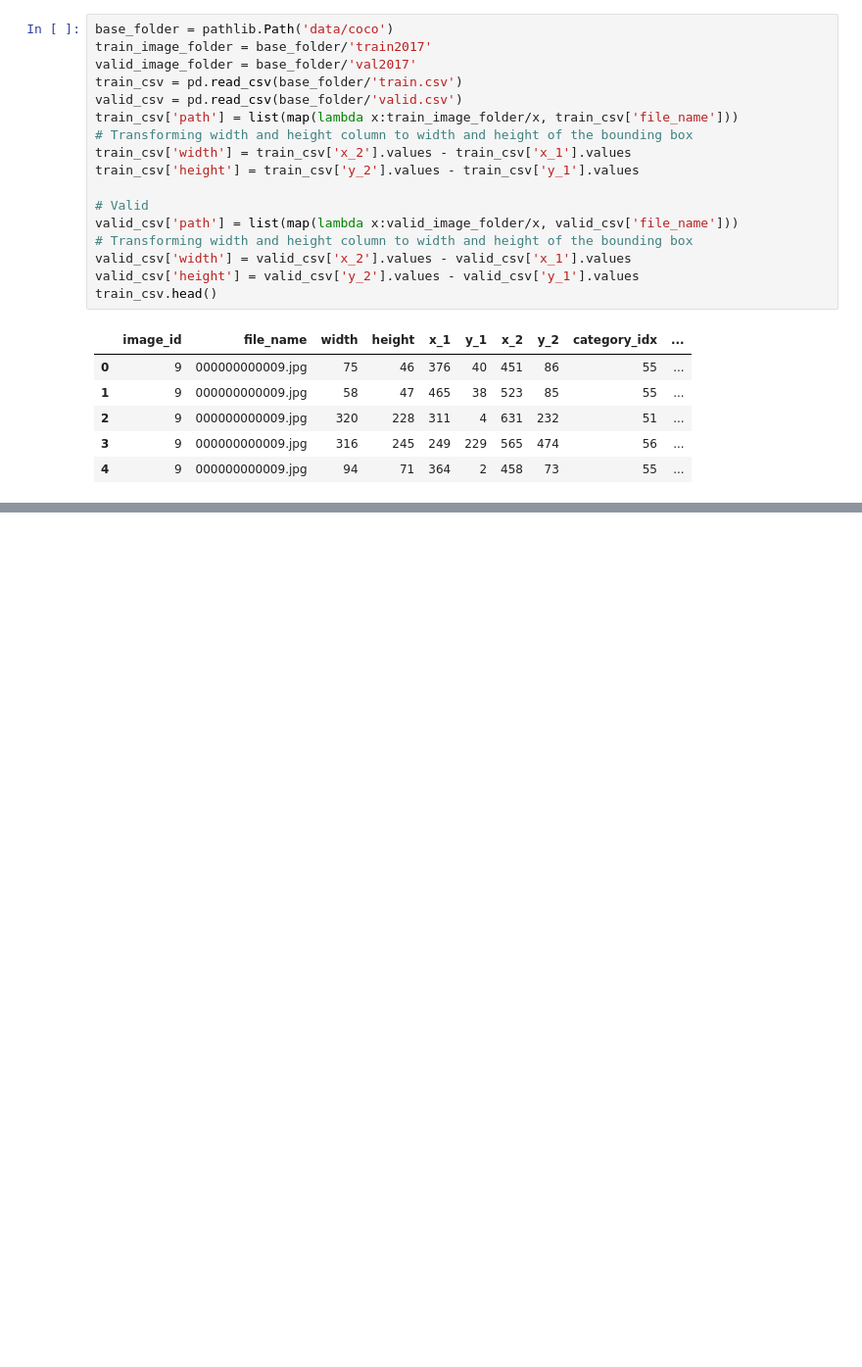
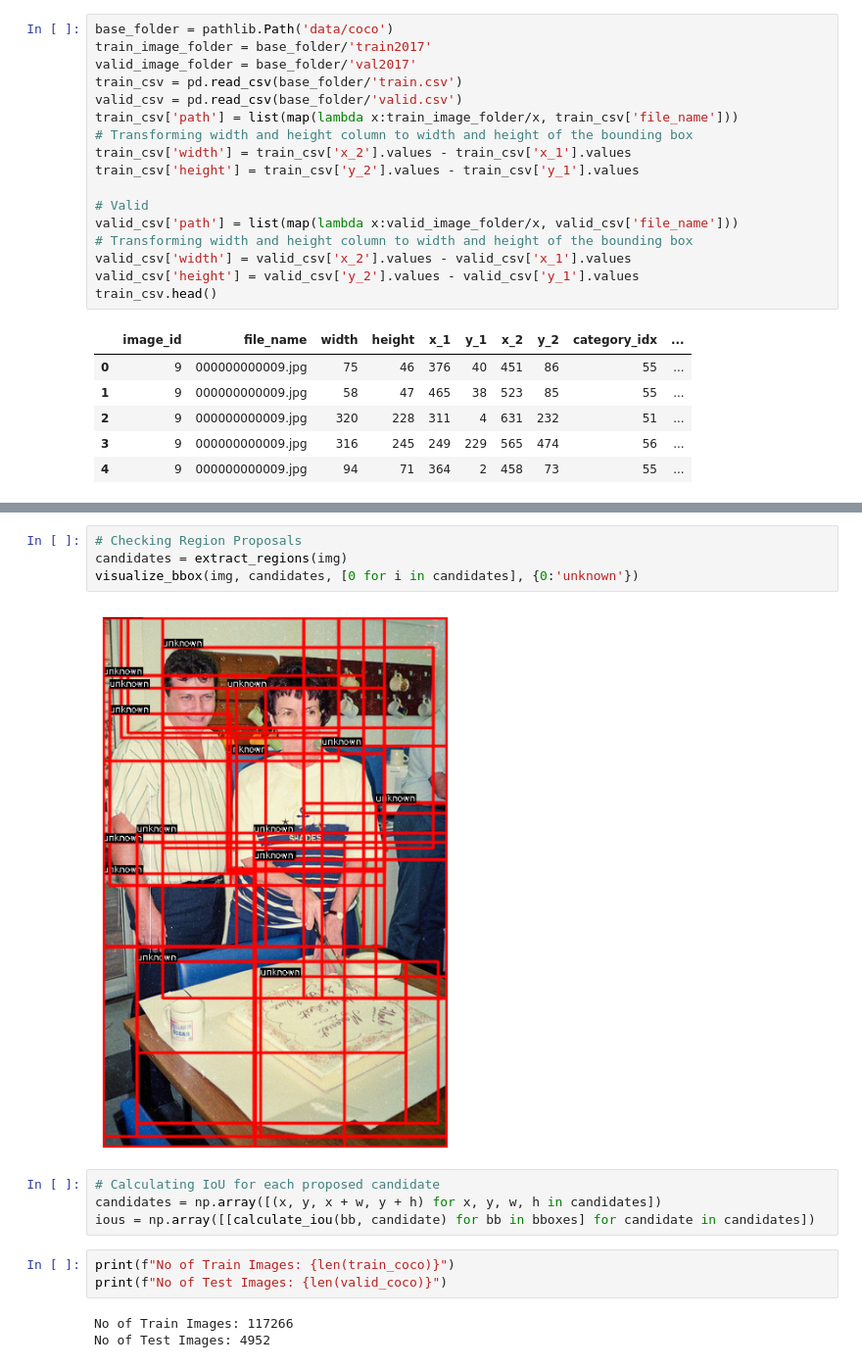
Before and after one commit to AniTho/Computer_Vision_DL, a Jupyter notebook: Day_18.ipynb, the cells around one changed output, grey strips where cells are left out. Shown at 98% size. Saved outputs shown, nothing was run; the diff lists cells and outputs as text; blank space fills up the shorter version.

```diff
--- a/Day_18.ipynb
+++ b/Day_18.ipynb
@@ -94,0 +167,16 @@ visualize_bbox(transformed['image'], transformed['bboxes'], transformed['categor
+# %%
+# Checking Region Proposals
+candidates = extract_regions(img)
+visualize_bbox(img, candidates, [0 for i in candidates], {0:'unknown'})
+# %% [output]
+[figure, added]
+# %%
+# Calculating IoU for each proposed candidate
+candidates = np.array([(x, y, x + w, y + h) for x, y, w, h in candidates])
+ious = np.array([[calculate_iou(bb, candidate) for bb in bboxes] for candidate in candidates])
+# %%
+print(f"No of Train Images: {len(train_coco)}")
+print(f"No of Test Images: {len(valid_coco)}")
+# %% [output]
+No of Train Images: 117266
+No of Test Images: 4952
```
Also changed, not shown: parts of 8 cells of this notebook.
